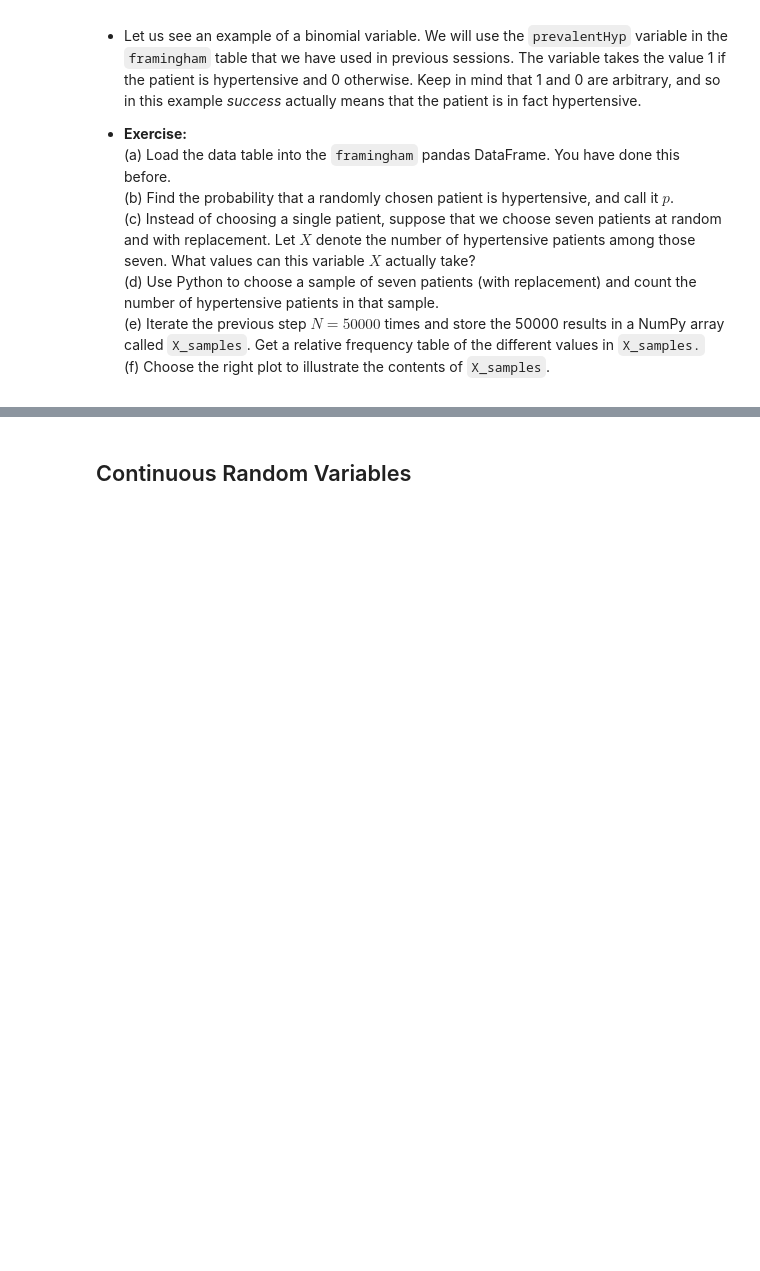
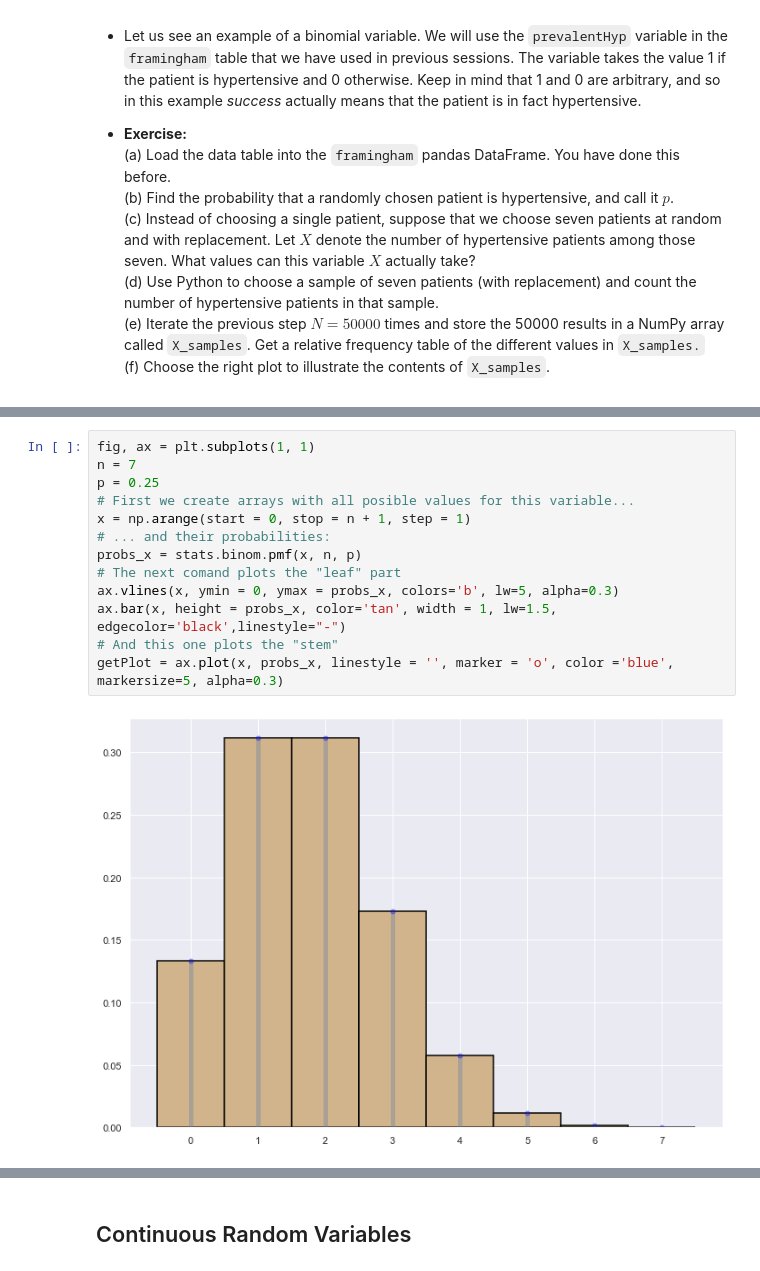
Before and after one commit to mbdfmad/fmad2223, a Jupyter notebook: 04 Random Variables.ipynb, the cells around one changed output, grey strips where cells are left out. Cells and saved outputs as stored; diff of their text form; blank space fills up the shorter version.

```diff
--- a/04 Random Variables.ipynb
+++ b/04 Random Variables.ipynb
@@ -254,0 +392,15 @@ where $k! = k\cdot(k - 1)\cdot(k - 2)\cdot\,\cdots\,\cdot 2\cdot 1$ is the facto
+# %%
+fig, ax = plt.subplots(1, 1)
+n = 7
+p = 0.25
+# First we create arrays with all posible values for this variable...
+x = np.arange(start = 0, stop = n + 1, step = 1)
+# ... and their probabilities:
+probs_x = stats.binom.pmf(x, n, p)
+# The next comand plots the "leaf" part
+ax.vlines(x, ymin = 0, ymax = probs_x, colors='b', lw=5, alpha=0.3)
+ax.bar(x, height = probs_x, color='tan', width = 1, lw=1.5, edgecolor='black',linestyle="-")
+# And this one plots the "stem"
+getPlot = ax.plot(x, probs_x, linestyle = '', marker = 'o', color ='blue', markersize=5, alpha=0.3)
+# %% [output]
+[figure, added]
```
Also changed, not shown: parts of 33 cells of this notebook, 3 other files.
